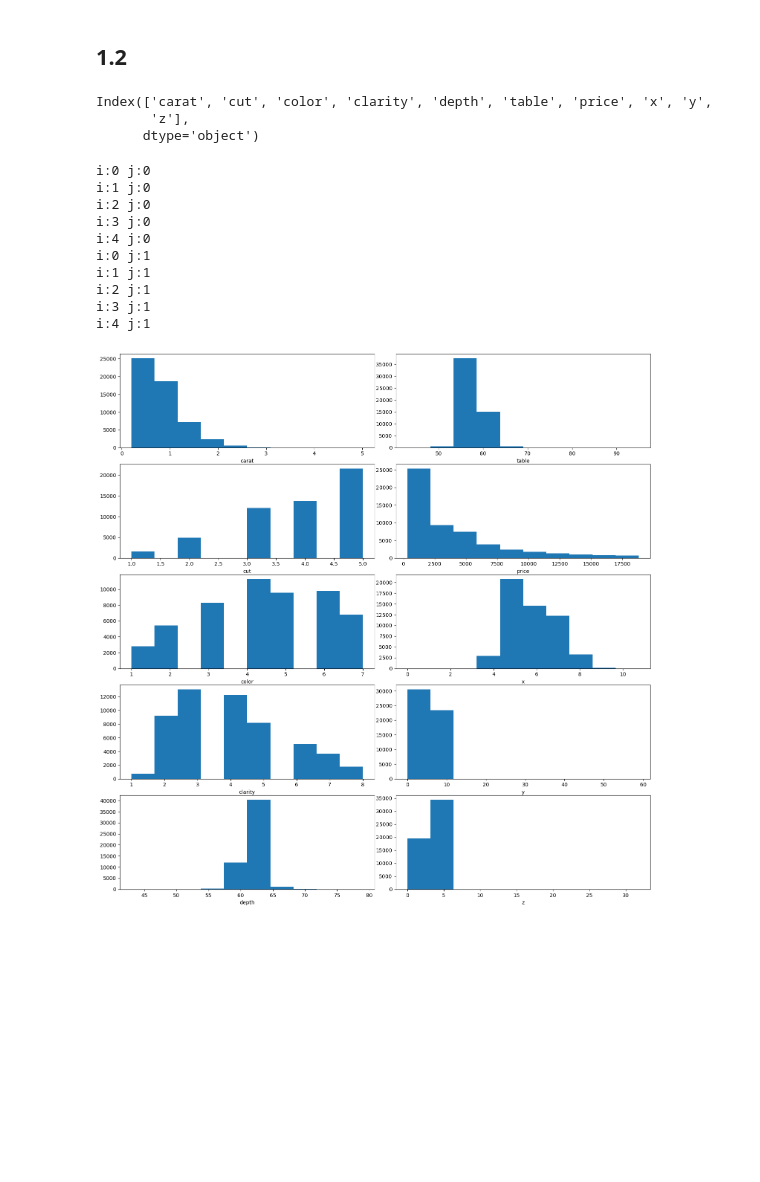
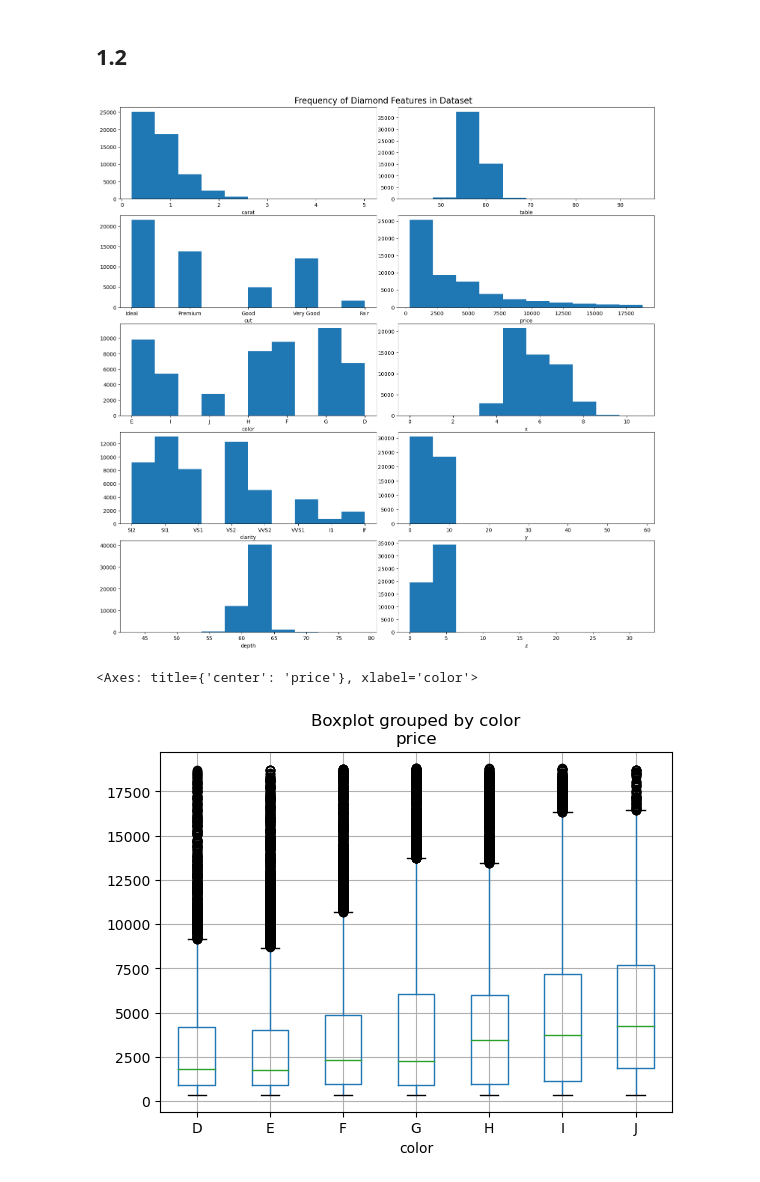
Before and after one commit to thewrigman/Diamond-characteristics-ece219, a Jupyter notebook: src/scratch.ipynb, the cells around one changed output. Saved outputs shown, nothing was run; the diff lists cells and outputs as text; code cells hidden in the pictures; blank space fills up the shorter version.

```diff
--- a/src/scratch.ipynb
+++ b/src/scratch.ipynb
@@ -9,5 +8,5 @@ import scipy
 # %%
 df = loadData()
-df.rename(columns={"Unnamed: 0":"index"},inplace=True)
+df.drop(columns=["Unnamed: 0"],inplace=True)
 df.head()
 # %% [output]
@@ -76,35 +70,25 @@ There is a very positive correlation between the **price** of a diamond and its
 Next, let us consider the qualitative features. We see negative covariance values between clarity,
 # %% [markdown]
 ## 1.2
-# %%
-diamondsDF.columns
-# %% [output]
-Index(['carat', 'cut', 'color', 'clarity', 'depth', 'table', 'price', 'x', 'y',
-       'z'],
-      dtype='object')
 # %%
-numRows = len(diamondsDF.columns)//2
+numRows = len(df.columns)//2
 fig, axs = plt.subplots(numRows, 2)
 fig.set_figheight(15)
 fig.set_figwidth(15)
+fig.suptitle("Frequency of Diamond Features in Dataset",fontsize=16)
 fig.tight_layout()
 i=0
 j=0
-for x in diamondsDF.columns:
+for x in df.columns:
     if i == numRows:
         j=1
-    axs[i-numRows*j,j].hist(diamondsDF[x])
+    axs[i-numRows*j,j].hist(df[x])
     axs[i-numRows*j,j].set_xlabel(x)
     i+=1
 # %% [output]
-i:0 j:0
-i:1 j:0
-i:2 j:0
-i:3 j:0
-i:4 j:0
-i:0 j:1
-i:1 j:1
-i:2 j:1
-i:3 j:1
-i:4 j:1
-[figure, old version]
+[figure, new version]
+# %%
+df.boxplot(column='price',by='color')
+# %% [output]
+<Axes: title={'center': 'price'}, xlabel='color'>
+[figure, added]
```
Also changed, not shown: parts of 9 cells of this notebook.
